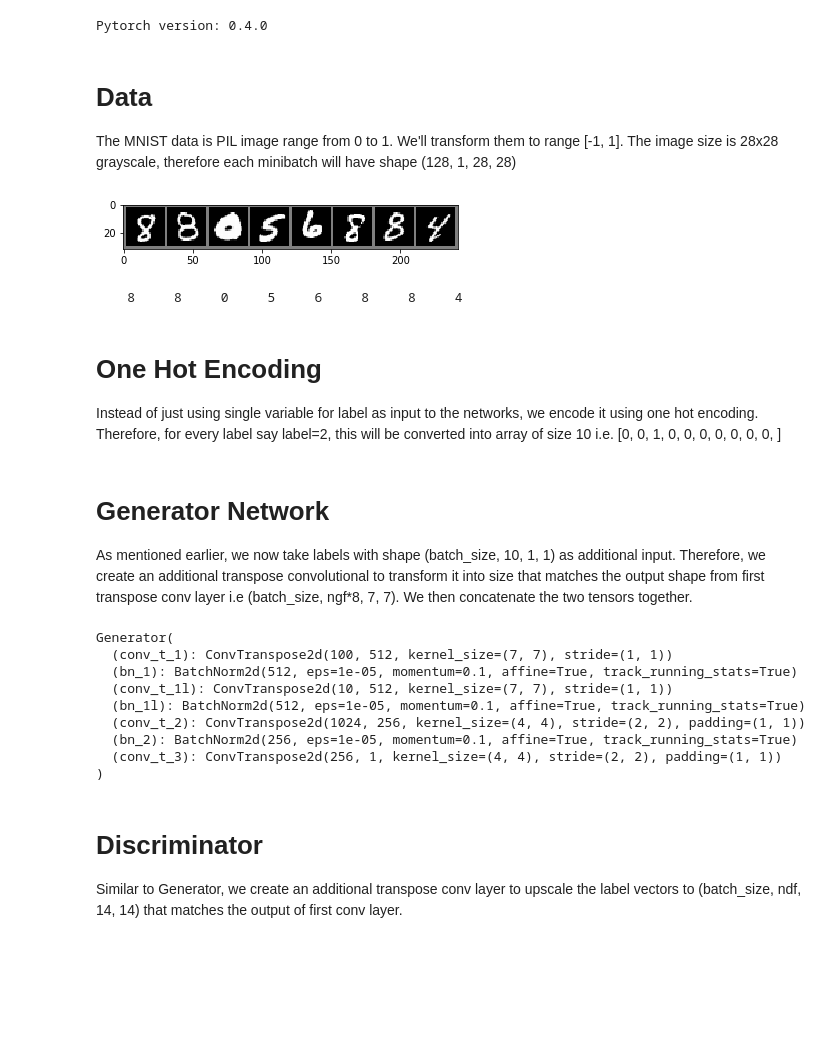
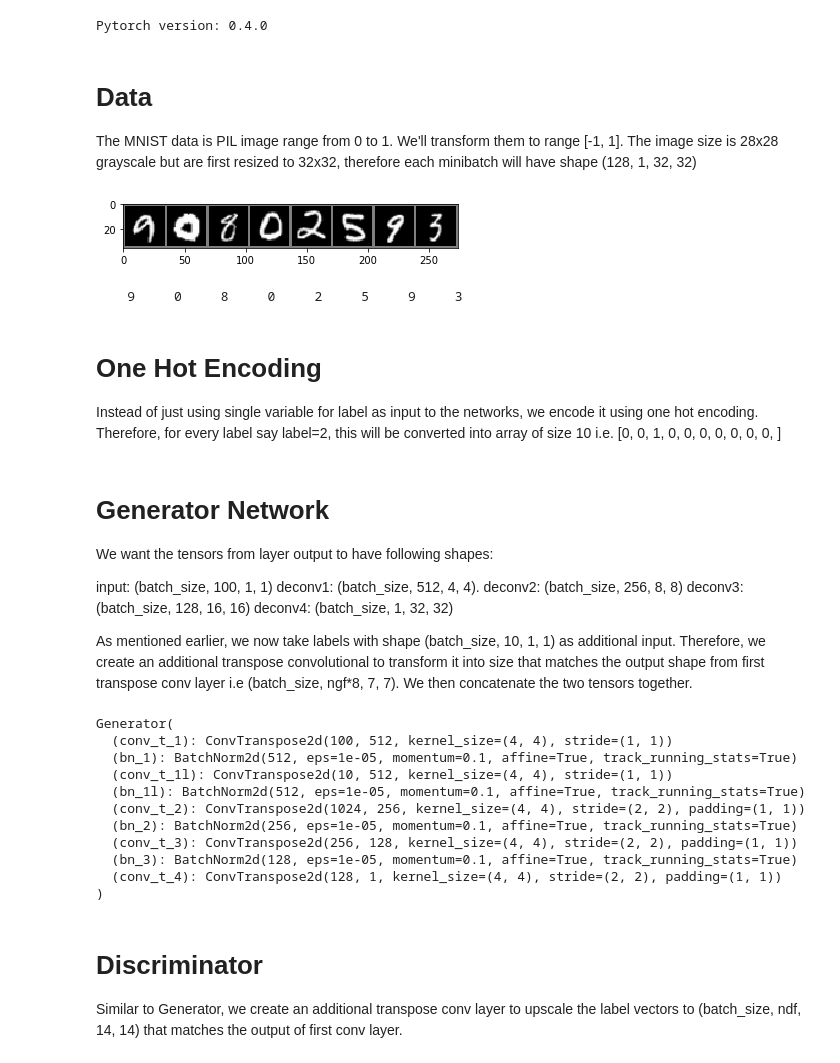
Before and after one commit to Jawae/gan_pytorch, a Jupyter notebook: mnist_cdcgan/mnist_cdcgan.ipynb, the cells around one changed output. Saved outputs shown, nothing was run; the diff lists cells and outputs as text; code cells hidden in the pictures; blank space fills up the shorter version.

Commit message:
upscale image to 32x32

```diff
--- a/mnist_cdcgan/mnist_cdcgan.ipynb
+++ b/mnist_cdcgan/mnist_cdcgan.ipynb
@@ -22,37 +22,38 @@ Pytorch version: 0.4.0
 # %% [markdown]
 # Data
 
-The MNIST data is PIL image range from 0 to 1. We'll transform them to range [-1, 1]. The image size is 28x28 grayscale, therefore each minibatch will have shape (128, 1, 28, 28)
+The MNIST data is PIL image range from 0 to 1. We'll transform them to range [-1, 1]. The image size is 28x28 grayscale but are first resized to 32x32, therefore each minibatch will have shape (128, 1, 32, 32)
 # %%
 batch_size = 128
 labels_dim = 10
 
 transform = transforms.Compose(
-    [transforms.ToTensor(),
+    [transforms.Resize((32,32)),
+     transforms.ToTensor(),
      transforms.Normalize((0.5, 0.5, 0.5), (0.5, 0.5, 0.5))])
 
 trainset = torchvision.datasets.MNIST(root='./data', train=True,
                                         download=True, transform=transform)
 trainloader = torch.utils.data.DataLoader(trainset, batch_size=batch_size,
                                           shuffle=True, num_workers=4)
 
 def imshow(img):
     img = img / 2 + 0.5     # unnormalize
     npimg = img.numpy()
     plt.imshow(np.transpose(npimg, (1, 2, 0)))
     plt.show()
 
 # get some random training images
 dataiter = iter(trainloader)
 images, labels = dataiter.next()
 
 # show some images
 imshow(torchvision.utils.make_grid(images[0:8]))
 # print labels
 print(' '.join('%5s' % labels[j].numpy() for j in range(8)))
 # %% [output]
-[figure, old version]
+[figure, new version]
-    8     8     0     5     6     8     8     4
+    9     0     8     0     2     5     9     3
 # %% [markdown]
 # One Hot Encoding
 Instead of just using single variable for label as input to the networks, we encode it using one hot encoding. Therefore, for every label say label=2, this will be converted into array of size 10 i.e. [0, 0, 1, 0, 0, 0, 0, 0, 0, 0, ]
@@ -67,6 +68,14 @@ def one_hot_encode(y, label=1.0):
 # %% [markdown]
 # Generator Network
 
+We want the tensors from layer output to have following shapes:
+
+input: (batch_size, 100, 1, 1)
+deconv1: (batch_size, 512, 4, 4).
+deconv2: (batch_size, 256, 8, 8)
+deconv3: (batch_size, 128, 16, 16)
+deconv4: (batch_size, 1, 32, 32)
+
 As mentioned earlier, we now take labels with shape (batch_size, 10, 1, 1) as additional input. Therefore, we create an additional transpose convolutional to transform it into size that matches the output shape from first transpose conv layer i.e (batch_size, ngf*8, 7, 7). We then concatenate the two tensors together.
 # %%
 nz = 100
@@ -84,31 +93,36 @@ class Generator(nn.Module):
     def __init__(self, nc=1, ngf=64):
         super(Generator, self).__init__()
         # input shape : (n, nz, 1, 1)
-        self.conv_t_1 =nn.ConvTranspose2d(nz, ngf*8, 7, 1, 0, bias=True)
+        self.conv_t_1 =nn.ConvTranspose2d(nz, ngf*8, 4, 1, 0, bias=True)
         self.bn_1 = nn.BatchNorm2d(ngf*8)
 
         # this layer take labels as input
-        self.conv_t_1l =nn.ConvTranspose2d(labels_dim, ngf*8, 7, 1, 0, bias=True)
+        self.conv_t_1l =nn.ConvTranspose2d(labels_dim, ngf*8, 4, 1, 0, bias=True)
         self.bn_1l = nn.BatchNorm2d(ngf*8)
 
         # concatenate
 
-
-        # input shape : (n, ngf*8, 7, 7)
+        # input shape : (n, ngf*8, 4, 4)
         self.conv_t_2 =nn.ConvTranspose2d(ngf*8*2, ngf*4, 4, 2, 1, bias=True)
         self.bn_2 = nn.BatchNorm2d(ngf*4)
-        # input shape : (n, ngf*4, 14, 14)
-        self.conv_t_3 =nn.ConvTranspose2d(ngf*4, nc, 4, 2, 1, bias=True)
-        # output shape : (n, 1, 28, 28)
+
+        # input shape : (n, ngf*4, 8, 8)
+        self.conv_t_3 =nn.ConvTranspose2d(ngf*4, ngf*2, 4, 2, 1, bias=True)
+        self.bn_3 = nn.BatchNorm2d(ngf*2)
+
+        # tensor shape : (n, ngf*4, 16, 16)
+        self.conv_t_4 =nn.ConvTranspose2d(ngf*2, nc, 4, 2, 1, bias=True)
+
+        # tensor shape : (n, ngf*4, 16, 16)
 
     def forward(self, z, label):
         z_out = F.relu(self.bn_1(self.conv_t_1(z)))
         label_out = F.relu(self.bn_1l(self.conv_t_1l(label)))
         x = torch.cat([z_out, label_out], 1)
         x = F.relu(self.bn_2(self.conv_t_2(x)))
-
+        x = F.relu(self.bn_3(self.conv_t_3(x)))
         # use tanh to squeeze the output to within [-1, +1]
-        x = F.tanh(self.conv_t_3(x))
+        x = F.tanh(self.conv_t_4(x))
 
         return x
 
@@ -116,13 +130,15 @@ netG = Generator().to(device)
 netG.apply(weights_init)
 # %% [output]
 Generator(
-  (conv_t_1): ConvTranspose2d(100, 512, kernel_size=(7, 7), stride=(1, 1))
+  (conv_t_1): ConvTranspose2d(100, 512, kernel_size=(4, 4), stride=(1, 1))
   (bn_1): BatchNorm2d(512, eps=1e-05, momentum=0.1, affine=True, track_running_stats=True)
-  (conv_t_1l): ConvTranspose2d(10, 512, kernel_size=(7, 7), stride=(1, 1))
+  (conv_t_1l): ConvTranspose2d(10, 512, kernel_size=(4, 4), stride=(1, 1))
   (bn_1l): BatchNorm2d(512, eps=1e-05, momentum=0.1, affine=True, track_running_stats=True)
   (conv_t_2): ConvTranspose2d(1024, 256, kernel_size=(4, 4), stride=(2, 2), padding=(1, 1))
   (bn_2): BatchNorm2d(256, eps=1e-05, momentum=0.1, affine=True, track_running_stats=True)
-  (conv_t_3): ConvTranspose2d(256, 1, kernel_size=(4, 4), stride=(2, 2), padding=(1, 1))
+  (conv_t_3): ConvTranspose2d(256, 128, kernel_size=(4, 4), stride=(2, 2), padding=(1, 1))
+  (bn_3): BatchNorm2d(128, eps=1e-05, momentum=0.1, affine=True, track_running_stats=True)
+  (conv_t_4): ConvTranspose2d(128, 1, kernel_size=(4, 4), stride=(2, 2), padding=(1, 1))
 )
 # %% [markdown]
 # Discriminator
```
Also changed, not shown: parts of 2 cells of this notebook.
